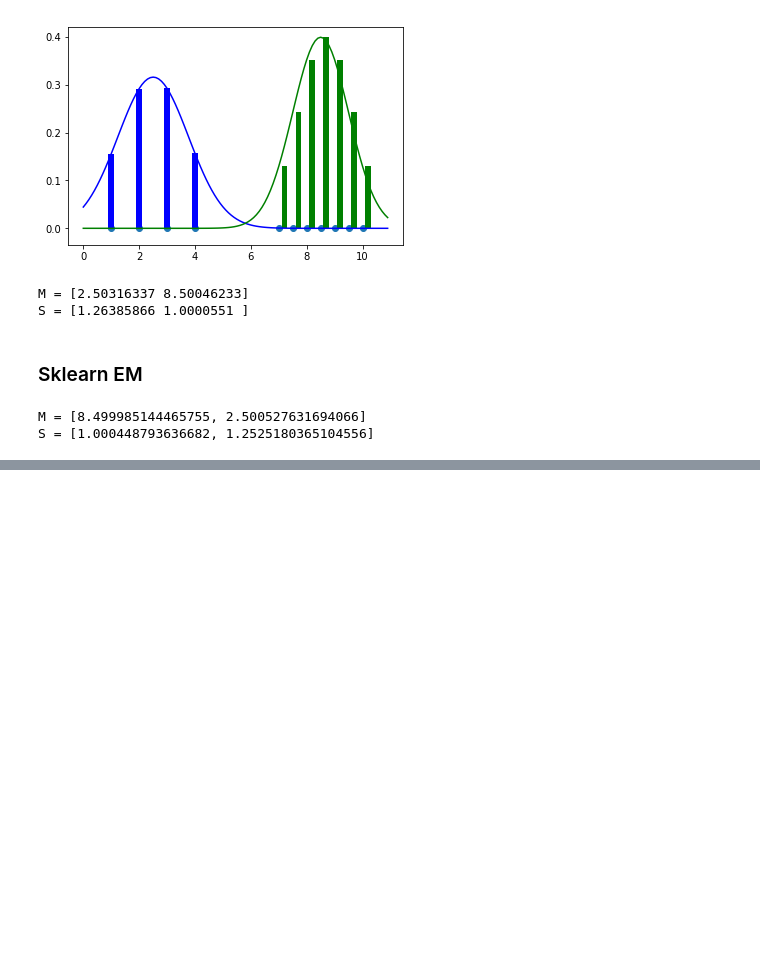
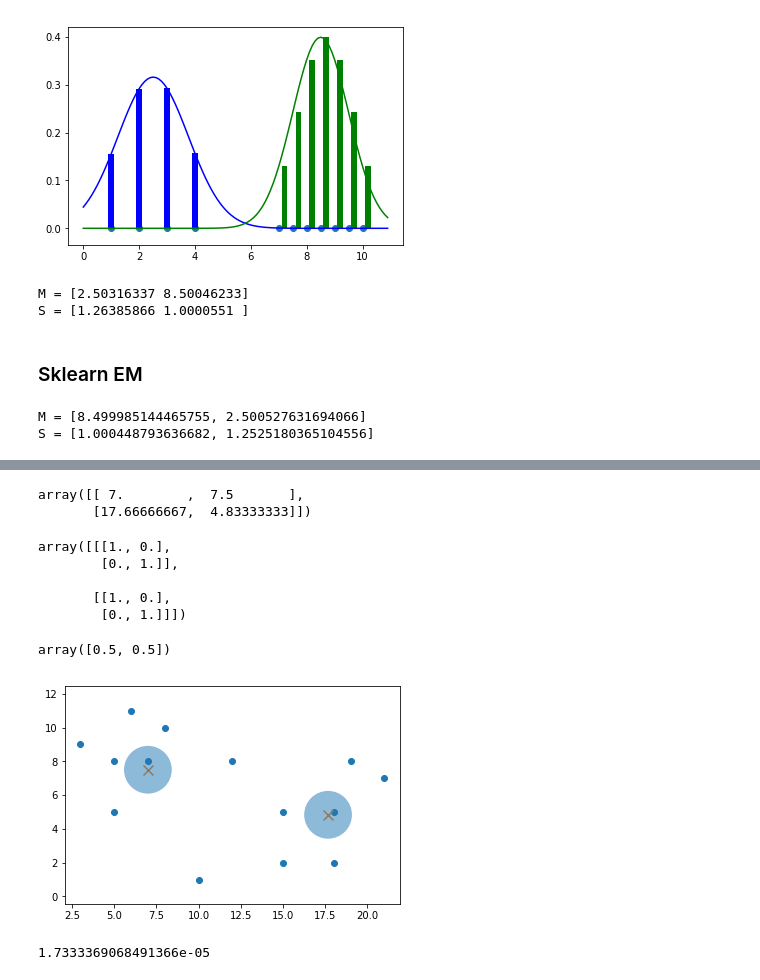
Before and after one commit to valdasraps/ml-examples, a Jupyter notebook: notebooks/Gaussian Mixtures and EM.ipynb, the cells around one changed output, grey strips where cells are left out. Drawn from its saved outputs; the diff is of its cells as text; code cells hidden in the pictures; blank space fills up the shorter version.

```diff
--- a/notebooks/Gaussian Mixtures and EM.ipynb
+++ b/notebooks/Gaussian Mixtures and EM.ipynb
@@ -327,0 +354,5 @@ S = [1.000448793636682, 1.2525180365104556]
+# %%
+X = np.array([
+    [3,9],[5,5],[5,8],[6,11],[7,8],[8,10],[10,1],
+    [12,8],[15,2],[15,5],[18,2],[18,5],[19,8],[21,7]]).astype(float)
+X
@@ -327,0 +374,31 @@ S = [1.000448793636682, 1.2525180365104556]
+# %%
+K = 2
+M = KMeans(K).fit(X).cluster_centers_
+M
+# %% [output]
+array([[ 7.        ,  7.5       ],
+       [17.66666667,  4.83333333]])
+# %%
+d = X.shape[1]
+S = np.array([np.eye(d),np.eye(d)])
+S
+# %% [output]
+array([[[1., 0.],
+        [0., 1.]],
+
+       [[1., 0.],
+        [0., 1.]]])
+# %%
+P0 = np.zeros((K)).astype(float)
+P0[:] = 1/K
+P0
+# %% [output]
+array([0.5, 0.5])
+# %%
+plot_2d_clusters(M, S, X)
+# %% [output]
+[figure, added]
+# %%
+normpdf_mv(X[0,:], M[0,:], S[0,:])
+# %% [output]
+1.7333369068491366e-05
```
Also changed, not shown: parts of 25 cells of this notebook.
